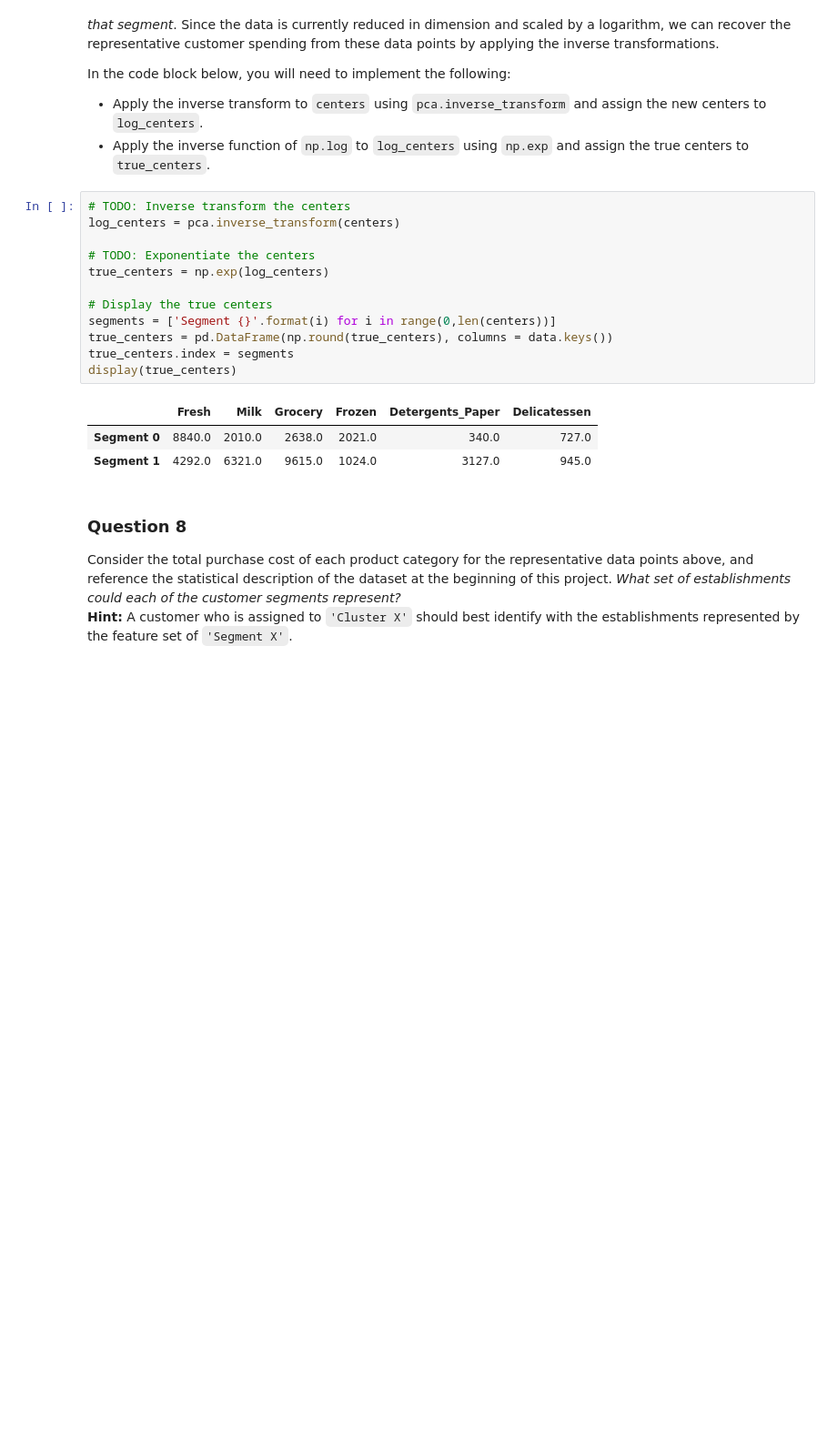
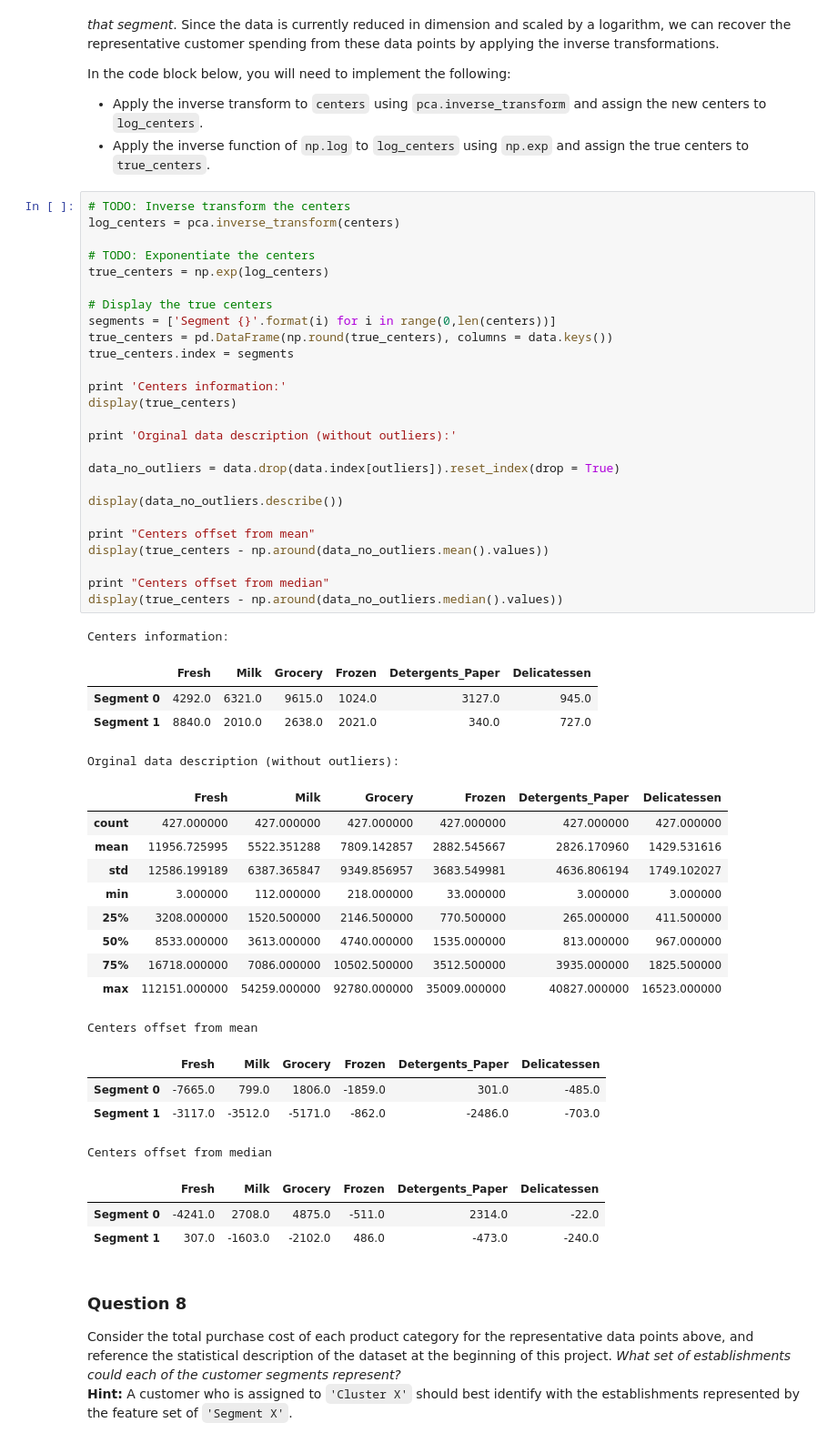
Before and after one commit to armandosrz/UdacityNanoMachine, a Jupyter notebook: customer_segments/customer_segments.ipynb, the cells around one changed output. Shown at 91% size. Cells and saved outputs as stored; diff of their text form; blank space fills up the shorter version.

```diff
--- a/customer_segments/customer_segments.ipynb
+++ b/customer_segments/customer_segments.ipynb
@@ -551,19 +555,52 @@ In the code block below, you will need to implement the following:
 # %%
 # TODO: Inverse transform the centers
 log_centers = pca.inverse_transform(centers)
 
 # TODO: Exponentiate the centers
 true_centers = np.exp(log_centers)
 
 # Display the true centers
 segments = ['Segment {}'.format(i) for i in range(0,len(centers))]
 true_centers = pd.DataFrame(np.round(true_centers), columns = data.keys())
 true_centers.index = segments
+
+print 'Centers information:'
 display(true_centers)
+
+print 'Orginal data description (without outliers):'
+
+data_no_outliers = data.drop(data.index[outliers]).reset_index(drop = True)
+
+display(data_no_outliers.describe())
+
+print "Centers offset from mean"
+display(true_centers - np.around(data_no_outliers.mean().values))
+
+print "Centers offset from median"
+display(true_centers - np.around(data_no_outliers.median().values))
 # %% [output]
+Centers information:
 |  | Fresh | Milk | Grocery | Frozen | Detergents_Paper | Delicatessen |
-| Segment 0 | 8840.0 | 2010.0 | 2638.0 | 2021.0 | 340.0 | 727.0 |
-| Segment 1 | 4292.0 | 6321.0 | 9615.0 | 1024.0 | 3127.0 | 945.0 |
+| Segment 0 | 4292.0 | 6321.0 | 9615.0 | 1024.0 | 3127.0 | 945.0 |
+| Segment 1 | 8840.0 | 2010.0 | 2638.0 | 2021.0 | 340.0 | 727.0 |
+Orginal data description (without outliers):
+|  | Fresh | Milk | Grocery | Frozen | Detergents_Paper | Delicatessen |
+| count | 427.000000 | 427.000000 | 427.000000 | 427.000000 | 427.000000 | 427.000000 |
+| mean | 11956.725995 | 5522.351288 | 7809.142857 | 2882.545667 | 2826.170960 | 1429.531616 |
+| std | 12586.199189 | 6387.365847 | 9349.856957 | 3683.549981 | 4636.806194 | 1749.102027 |
+| min | 3.000000 | 112.000000 | 218.000000 | 33.000000 | 3.000000 | 3.000000 |
+| 25% | 3208.000000 | 1520.500000 | 2146.500000 | 770.500000 | 265.000000 | 411.500000 |
+| 50% | 8533.000000 | 3613.000000 | 4740.000000 | 1535.000000 | 813.000000 | 967.000000 |
+| 75% | 16718.000000 | 7086.000000 | 10502.500000 | 3512.500000 | 3935.000000 | 1825.500000 |
+| max | 112151.000000 | 54259.000000 | 92780.000000 | 35009.000000 | 40827.000000 | 16523.000000 |
+Centers offset from mean
+|  | Fresh | Milk | Grocery | Frozen | Detergents_Paper | Delicatessen |
+| Segment 0 | -7665.0 | 799.0 | 1806.0 | -1859.0 | 301.0 | -485.0 |
+| Segment 1 | -3117.0 | -3512.0 | -5171.0 | -862.0 | -2486.0 | -703.0 |
+Centers offset from median
+|  | Fresh | Milk | Grocery | Frozen | Detergents_Paper | Delicatessen |
+| Segment 0 | -4241.0 | 2708.0 | 4875.0 | -511.0 | 2314.0 | -22.0 |
+| Segment 1 | 307.0 | -1603.0 | -2102.0 | 486.0 | -473.0 | -240.0 |
 # %% [markdown]
 ### Question 8
 Consider the total purchase cost of each product category for the representative data points above, and reference the statistical description of the dataset at the beginning of this project. *What set of establishments could each of the customer segments represent?*
```
Also changed, not shown: parts of 5 cells of this notebook, 1 other file.
